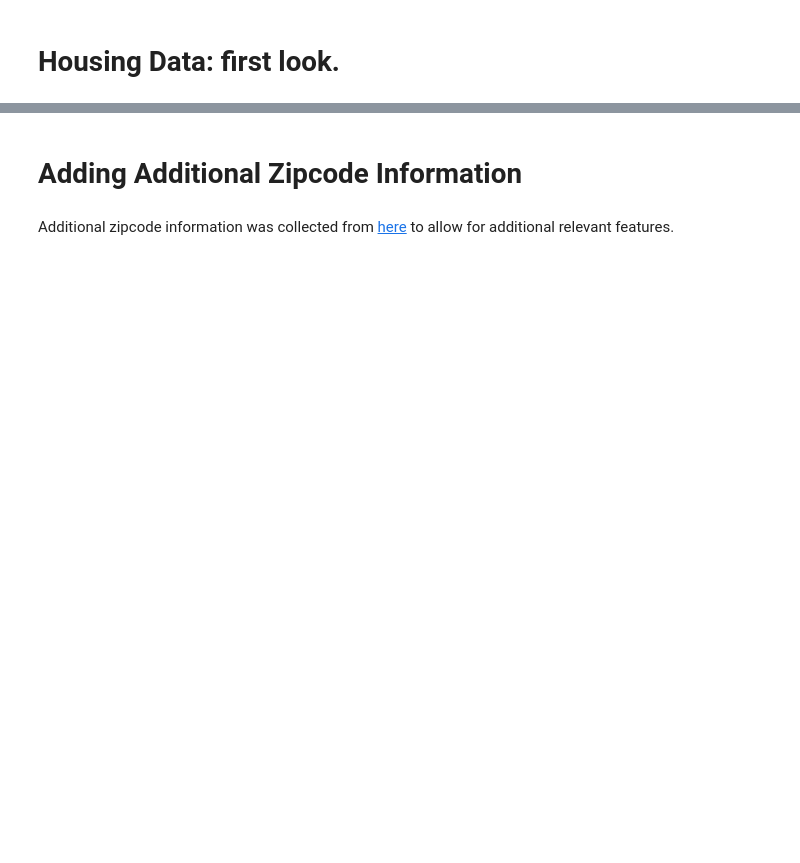
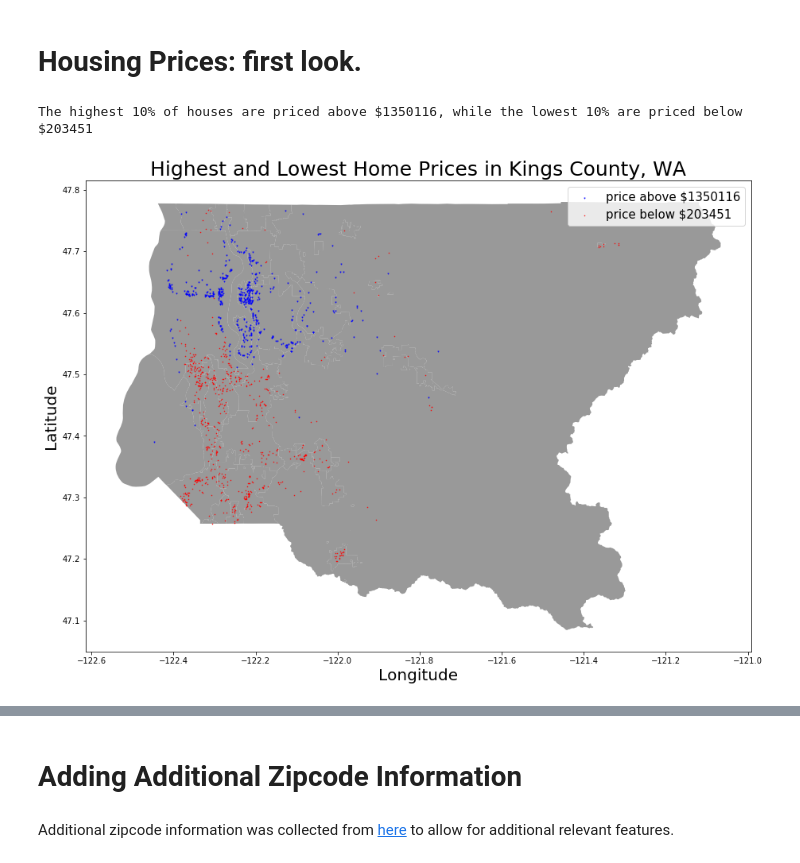
Before and after one commit to brenfrrs/kings_county_housing, a Jupyter notebook: EDA/final_draft.ipynb, the cells around one changed output, grey strips where cells are left out. Drawn from its saved outputs; the diff is of its cells as text; code cells hidden in the pictures; blank space fills up the shorter version.

Commit message:
added graphs into final notebook

```diff
--- a/EDA/final_draft.ipynb
+++ b/EDA/final_draft.ipynb
@@ -24,13 +23,33 @@ training_data = pd.read_csv('/Users/brendanferris/Desktop/kings_county_housing/k
 missing_vals = pd.read_csv('bedroomsfilled.csv')
 holdout_data = pd.read_csv('/Users/brendanferris/Desktop/kings_county_housing/kc_house_data_train.csv')
 # %% [markdown]
-# Housing Data: first look.
+# Housing Prices: first look.
+# %%
+len_ten_percent = int(len(training_data)*.10)
+average_top_prices = np.mean(training_data.price.sort_values(ascending=False)[:len_ten_percent])
+average_lower_prices = np.mean(training_data.price.sort_values()[:len_ten_percent])
+
+print("The highest 10% of houses are priced above ${}, while the lowest 10% are priced below ${}".format(int(average_top_prices), int(average_lower_prices)))
+# %% [output]
+The highest 10% of houses are priced above $1350116, while the lowest 10% are priced below $203451
 # %%
-fig, ax = plt.subplots(figsize = (15,25))
-street_map.plot(ax=ax, alpha = 0.8, color = 'grey')
-geo_df[geo_df['price'] > 0].plot(ax = ax , markersize = 2,
-                   color = 'blue',marker = 'v', aspect = 1.5)
-ax.set_title('Houses in Kings County, WA', fontdict =
-             {'fontsize': 20})
+king_map = gpd.read_file('/Users/brendanferris/Desktop/kings_county_housing/EDA/Cities_and_Unincorporated_King_County___city_kc_area-shp')
+geometry = [Point(x,y) for x,y in zip(training_data['long'], training_data['lat'])]
+geo_df = gpd.GeoDataFrame(training_data, crs = crs, geometry = geometry)
+
+fig, ax = plt.subplots(figsize = (15,15))
+king_map.plot(ax=ax, alpha = 0.8, color = 'grey')
+
+geo_df[geo_df['price'] > average_top_prices].plot(ax = ax , markersize = 1,
+                   color = 'blue',marker = 'v', aspect = 1.5, label="price above ${}".format(int(average_top_prices)))
+geo_df[geo_df['price'] < average_lower_prices].plot(ax = ax , markersize = 1,
+                   color = 'red',marker = '.',aspect = 1.5, label = "price below ${}".format(int(average_lower_prices)))
+
+ax.set_title('Highest and Lowest Home Prices in Kings County, WA', fontdict =
+             {'fontsize': 25})
+
 ax.set_ylabel('Latitude',fontdict = {'fontsize': 20})
-ax.set_xlabel('Longitude',fontdict = {'fontsize': 20});
+ax.set_xlabel('Longitude',fontdict = {'fontsize': 20})
+plt.legend(prop={"size":15});
+# %% [output]
+[figure, added]
```
Also changed, not shown: parts of 9 cells of this notebook.
